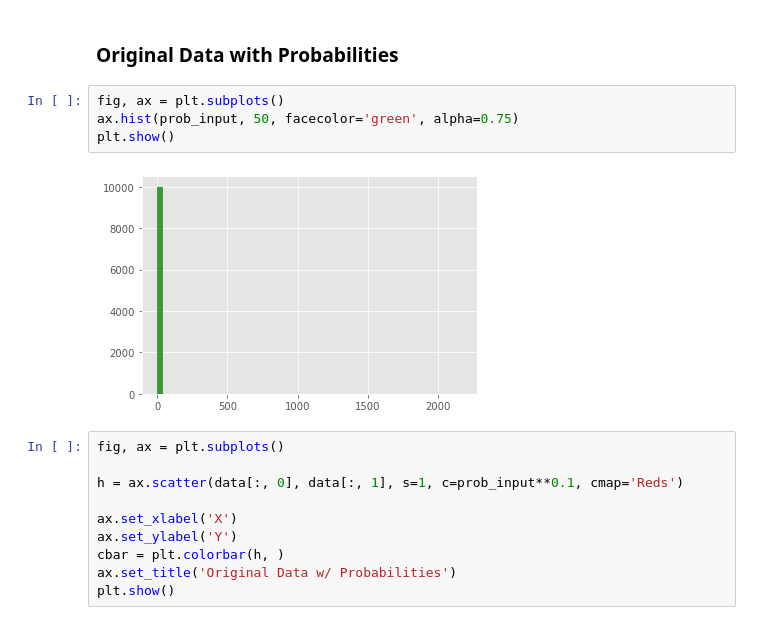
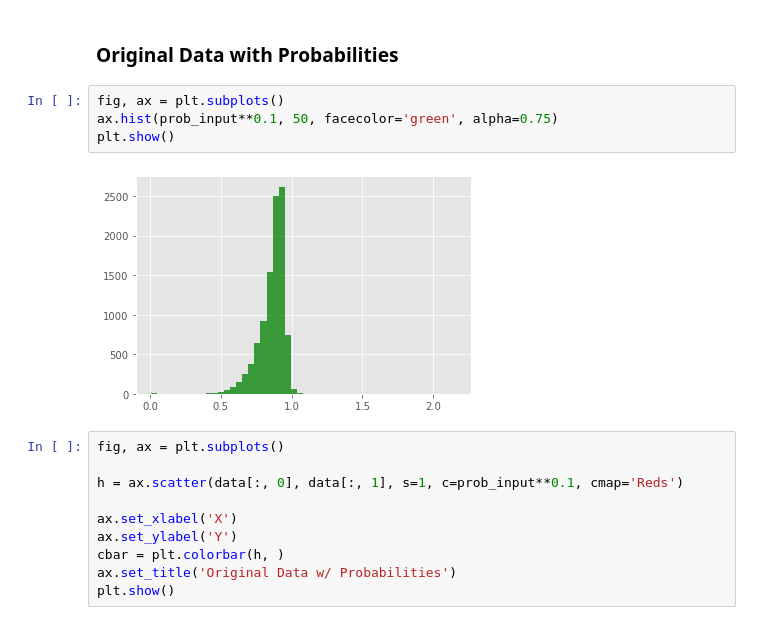
Before and after one commit to IPL-UV/rbig, a Jupyter notebook: notebooks/rbig_demo_colab.ipynb, the cells around one changed output. Saved outputs shown, nothing was run; the diff lists cells and outputs as text.

```diff
--- a/notebooks/rbig_demo_colab.ipynb
+++ b/notebooks/rbig_demo_colab.ipynb
@@ -190,10 +190,10 @@ Wall time: 148 ms
 ### Original Data with Probabilities
 # %%
 fig, ax = plt.subplots()
-ax.hist(prob_input, 50, facecolor='green', alpha=0.75)
+ax.hist(prob_input**0.1, 50, facecolor='green', alpha=0.75)
 plt.show()
 # %% [output]
-[figure, old version]
+[figure, new version]
 # %%
 fig, ax = plt.subplots()
 
```
Also changed, not shown: parts of 4 cells of this notebook, 1 other file.
